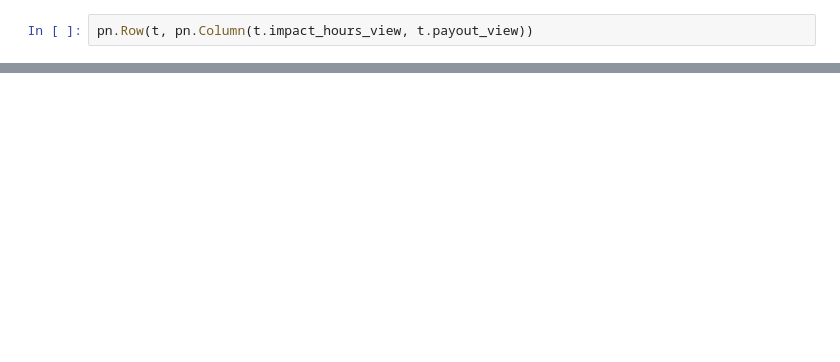
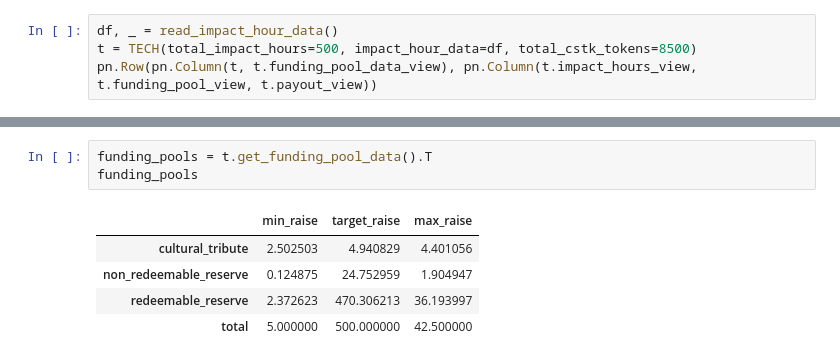
Before and after one commit to CommonsBuild/Token-Log-Hatch-Params, a Jupyter notebook: dev.ipynb, the cells around one changed output, grey strips where cells are left out. Saved outputs shown, nothing was run; the diff lists cells and outputs as text; blank space fills up the shorter version.

```diff
--- a/dev.ipynb
+++ b/dev.ipynb
@@ -8,4 +9,6 @@ t = TECH(total_impact_hours=5000, impact_hour_data=df, total_cstk_tokens=85000)
 # %%
-pn.Row(t, pn.Column(t.impact_hours_view, t.payout_view))
+df, _ = read_impact_hour_data()
+t = TECH(total_impact_hours=500, impact_hour_data=df, total_cstk_tokens=8500)
+pn.Row(pn.Column(t, t.funding_pool_data_view), pn.Column(t.impact_hours_view, t.funding_pool_view, t.payout_view))
 # %% [output]
 [interactive output not drawn]
@@ -11,0 +24,9 @@ pn.Row(t, pn.Column(t.impact_hours_view, t.payout_view))
+# %%
+funding_pools = t.get_funding_pool_data().T
+funding_pools
+# %% [output]
+|  | min_raise | target_raise | max_raise |
+| cultural_tribute | 2.502503 | 4.940829 | 4.401056 |
+| non_redeemable_reserve | 0.124875 | 24.752959 | 1.904947 |
+| redeemable_reserve | 2.372623 | 470.306213 | 36.193997 |
+| total | 5.000000 | 500.000000 | 42.500000 |
```
Also changed, not shown: parts of 7 cells of this notebook, 1 other file.
